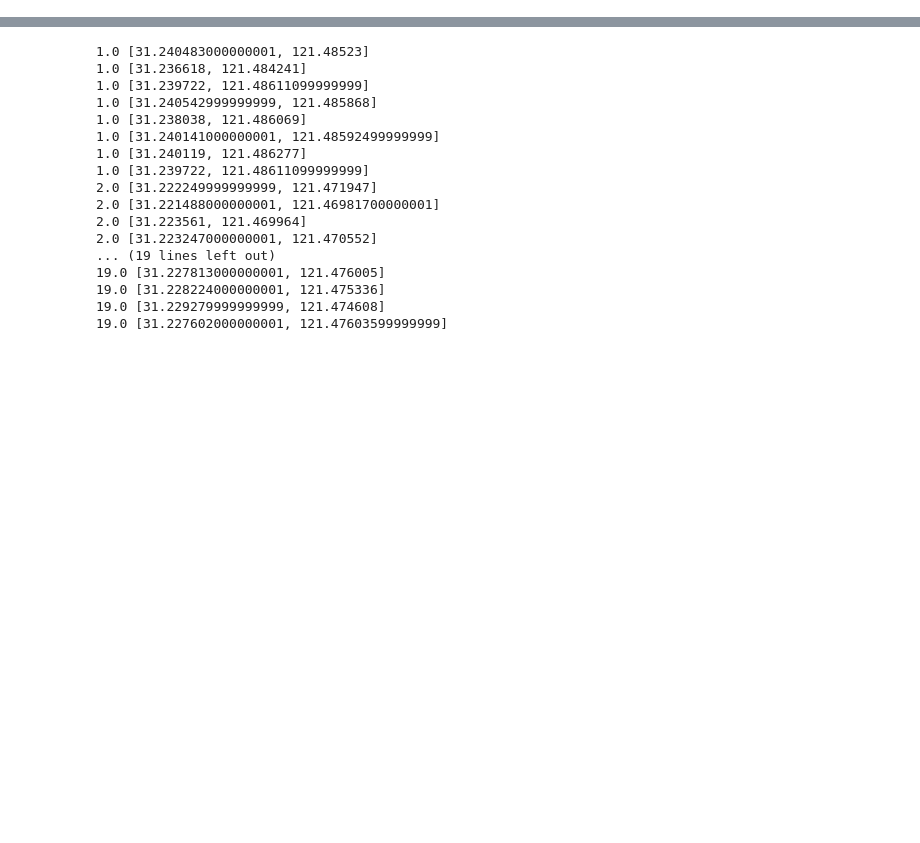
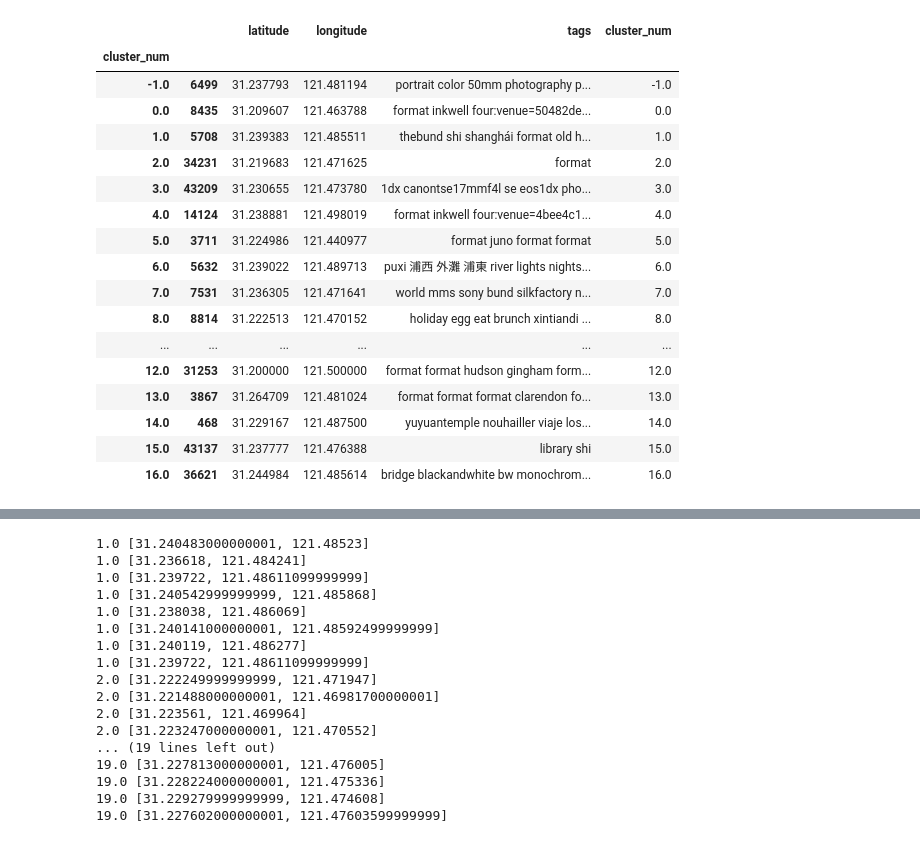
Before and after one commit to sylvainma/Explorify, a Jupyter notebook: notebooks/flickr-dbscan-tags.ipynb, the cells around one changed output, grey strips where cells are left out. Cells and saved outputs as stored; diff of their text form; code cells hidden in the pictures; blank space fills up the shorter version.

```diff
--- a/notebooks/flickr-dbscan-tags.ipynb
+++ b/notebooks/flickr-dbscan-tags.ipynb
@@ -130,0 +150,44 @@ data_dbscan.sample(100)
+# %%
+blacklist = [
+    "chine",
+    "shanghai",
+    "travel",
+    "square",
+    "city",
+    "china",
+    "cn",
+    "squareformat",
+    "asia",
+    "uploaded:by=instagram",
+    "shanghaishi",
+    "iphoneography",
+    "chinese",
+    "instagramapp",
+    "internations",
+    "street",
+    u'上海',
+    u'中国',
+  ]
+# %%
+for word in blacklist:
+    final_data['tags'] = final_data['tags'].apply(lambda tags: tags.replace(word, ''))
+final_data
+# %% [output]
+|  |  | latitude | longitude | tags | cluster_num |
+| cluster_num |  |  |  |  |  |
+| -1.0 | 6499 | 31.237793 | 121.481194 | portrait color 50mm photography p... | -1.0 |
+| 0.0 | 8435 | 31.209607 | 121.463788 | format inkwell four:venue=50482de... | 0.0 |
+| 1.0 | 5708 | 31.239383 | 121.485511 | thebund shi shanghái format old h... | 1.0 |
+| 2.0 | 34231 | 31.219683 | 121.471625 | format | 2.0 |
+| 3.0 | 43209 | 31.230655 | 121.473780 | 1dx canontse17mmf4l se eos1dx pho... | 3.0 |
+| 4.0 | 14124 | 31.238881 | 121.498019 | format inkwell four:venue=4bee4c1... | 4.0 |
+| 5.0 | 3711 | 31.224986 | 121.440977 | format juno format format | 5.0 |
+| 6.0 | 5632 | 31.239022 | 121.489713 | puxi 浦西 外灘 浦東 river lights nights... | 6.0 |
+| 7.0 | 7531 | 31.236305 | 121.471641 | world mms sony bund silkfactory n... | 7.0 |
+| 8.0 | 8814 | 31.222513 | 121.470152 | holiday egg eat brunch xintiandi ... | 8.0 |
+| ... | ... | ... | ... | ... | ... |
+| 12.0 | 31253 | 31.200000 | 121.500000 | format format hudson gingham form... | 12.0 |
+| 13.0 | 3867 | 31.264709 | 121.481024 | format format format clarendon fo... | 13.0 |
+| 14.0 | 468 | 31.229167 | 121.487500 | yuyuantemple nouhailler viaje los... | 14.0 |
+| 15.0 | 43137 | 31.237777 | 121.476388 | library shi | 15.0 |
+| 16.0 | 36621 | 31.244984 | 121.485614 | bridge blackandwhite bw monochrom... | 16.0 |
```
Also changed, not shown: parts of 8 cells of this notebook, 2 other files.
